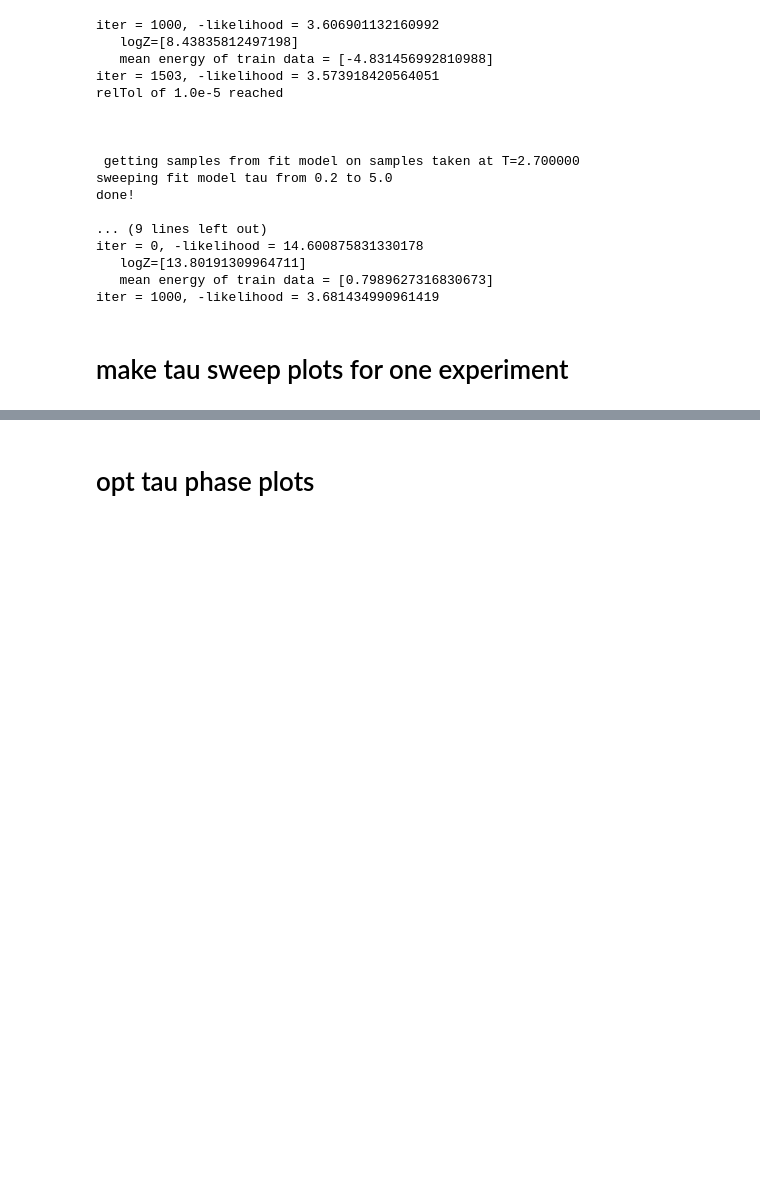
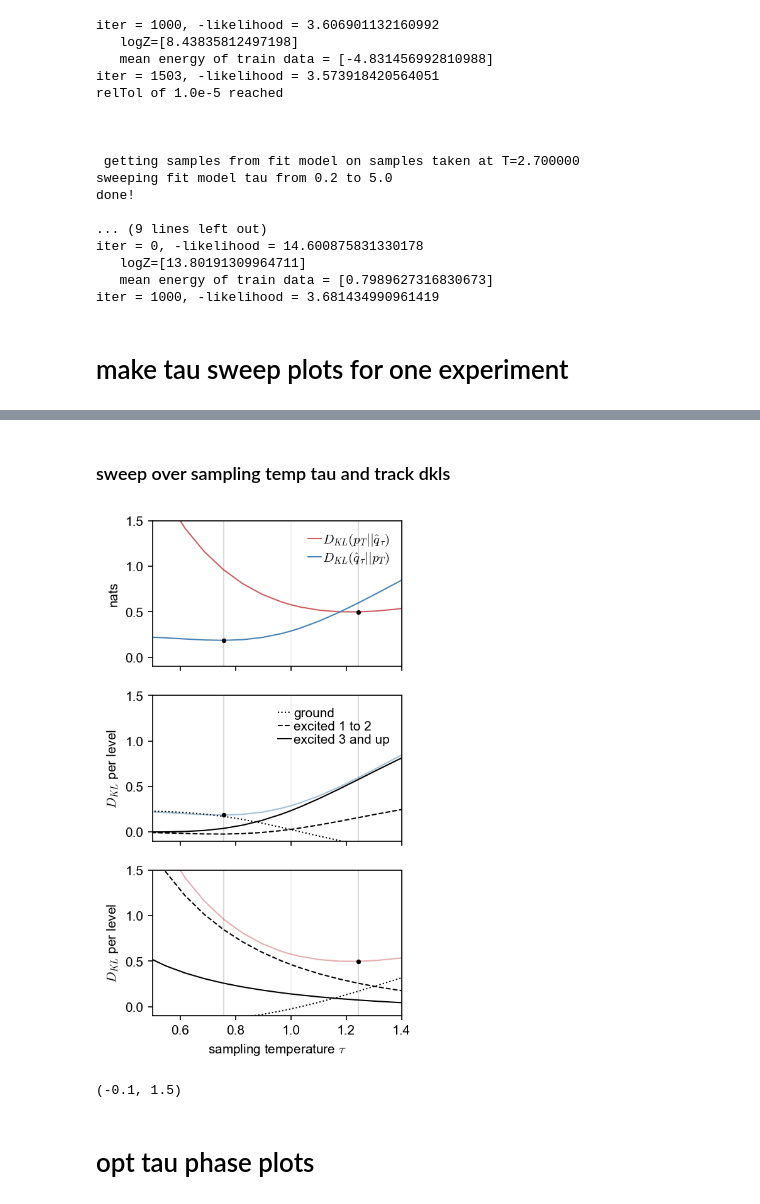
Before and after one commit to sepalmer/temp-tune, a Jupyter notebook: notebooks/sweep_nn_ising.ipynb, the cells around one changed output, grey strips where cells are left out. Drawn from its saved outputs; the diff is of its cells as text; code cells hidden in the pictures; blank space fills up the shorter version.

```diff
--- a/notebooks/sweep_nn_ising.ipynb
+++ b/notebooks/sweep_nn_ising.ipynb
@@ -127,0 +399,27 @@ iter = 1000, -likelihood = 3.681434990961419
+# %% [markdown]
+### sweep over sampling temp tau and track dkls
+# %%
+fig, ax = subplots(3,1, figsize=set_size_for_paper(1,2.), dpi=150)
+
+
+plot_tau_sweep_one_rep(ax, df_raw_all_reps, M, T, r, J_gt, ml_bf, e_bf;
+                                    mss=5, lww=1,
+                                    leg3_loc="upper right",
+                                    leg1_loc="upper right",
+                                    exct_idx=2)
+
+ax[2].set_xlabel("sampling temperature "*L"\tau")
+
+# ax[1].yaxis.labelpad = 3
+# ax[2].yaxis.labelpad = 3
+# ax[3].yaxis.labelpad = 3
+
+ax[2].sharey(ax[1])
+ax[3].sharey(ax[1])
+ax[2].sharex(ax[1])
+ax[3].sharex(ax[1])
+
+ax[1].set_ylim(-0.1,1.5)
+# %% [output]
+[figure, added]
+(-0.1, 1.5)
```
Also changed, not shown: parts of 16 cells of this notebook, 1 other file.
